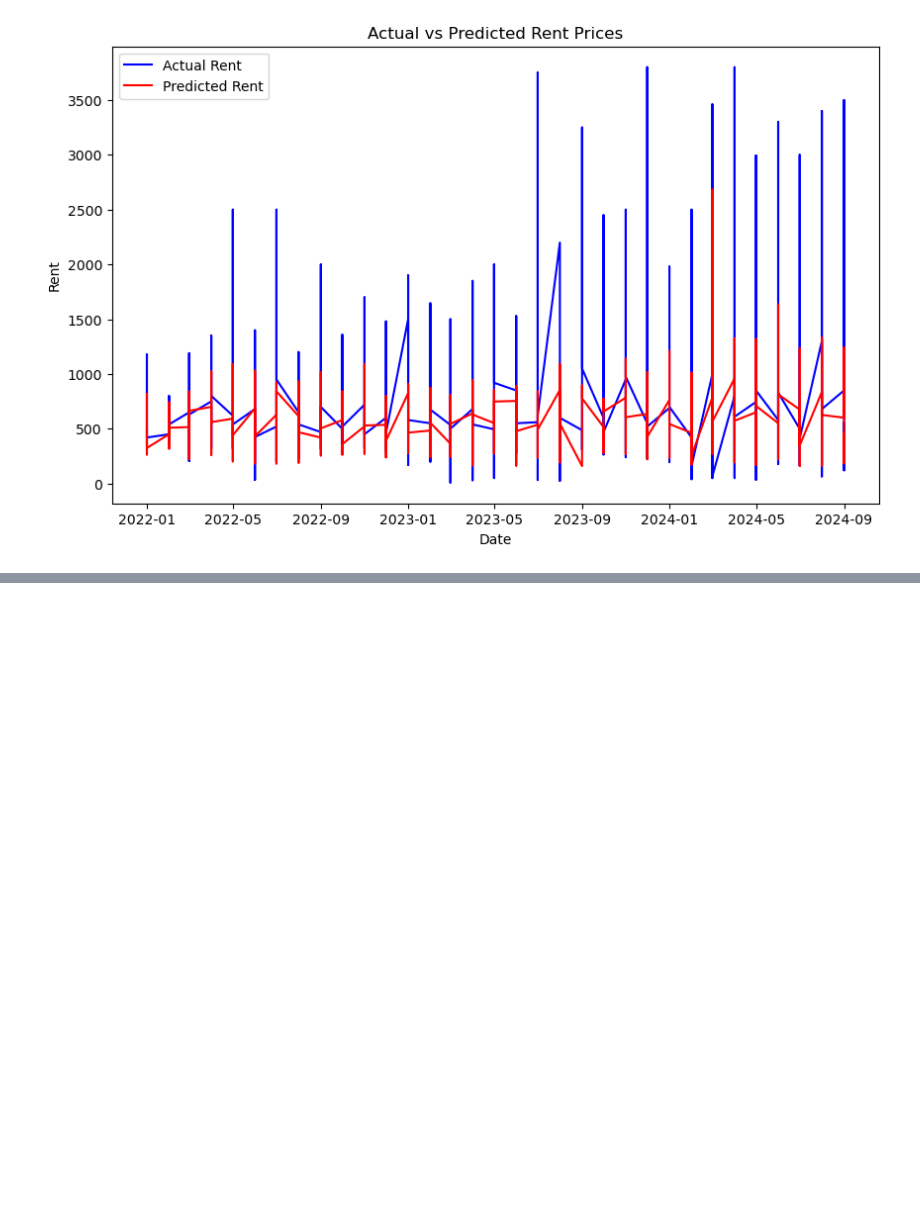
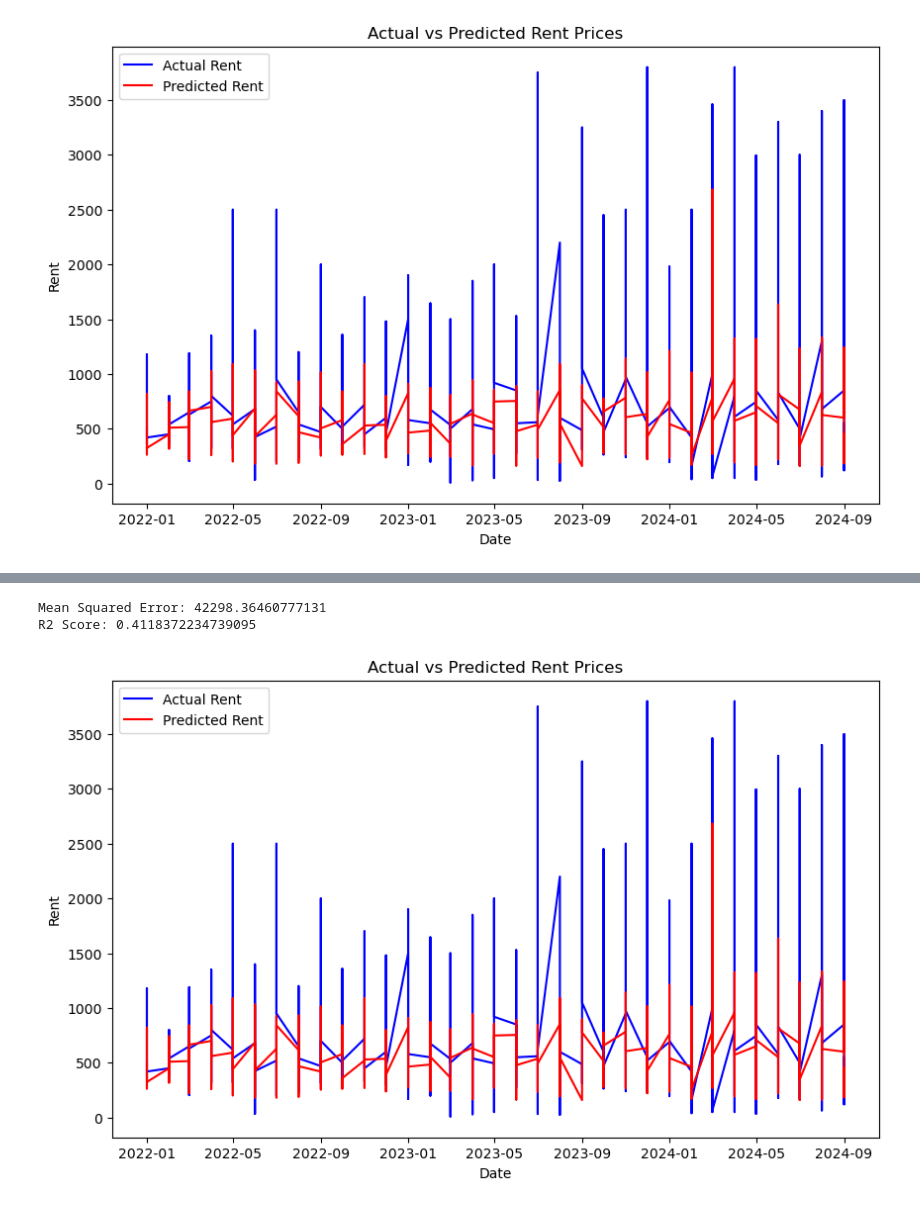
Before and after one commit to MAST30034-AppliedDataScience/project-2-group-real-estate-industry-project-32, a Jupyter notebook: notebooks/forcastReal.ipynb, the cells around one changed output, grey strips where cells are left out. Cells and saved outputs as stored; diff of their text form; code cells hidden in the pictures; blank space fills up the shorter version.

```diff
--- a/notebooks/forcastReal.ipynb
+++ b/notebooks/forcastReal.ipynb
@@ -257,0 +307,24 @@ result[result['suburb'] == 'abbotsford']
+# %%
+ridge_model = Ridge(alpha=1)
+ridge_model.fit(X_train, y_train)
+
+y_pred = ridge_model.predict(X_test)
+
+mse = mean_squared_error(y_test, y_pred)
+r2 = r2_score(y_test, y_pred)
+
+print(f'Mean Squared Error: {mse}')
+print(f'R2 Score: {r2}')
+
+plt.figure(figsize=(10, 6))
+plt.plot(pd.to_datetime(X_test[['year', 'month']].assign(day=1)), y_test, label='Actual Rent', color='blue')
+plt.plot(pd.to_datetime(X_test[['year', 'month']].assign(day=1)), y_pred, label='Predicted Rent', color='red')
+plt.title('Actual vs Predicted Rent Prices')
+plt.xlabel('Date')
+plt.ylabel('Rent')
+plt.legend()
+plt.show()
+# %% [output]
+Mean Squared Error: 42298.36460777131
+R2 Score: 0.4118372234739095
+[figure, added]
```
Also changed, not shown: parts of 9 cells of this notebook.
